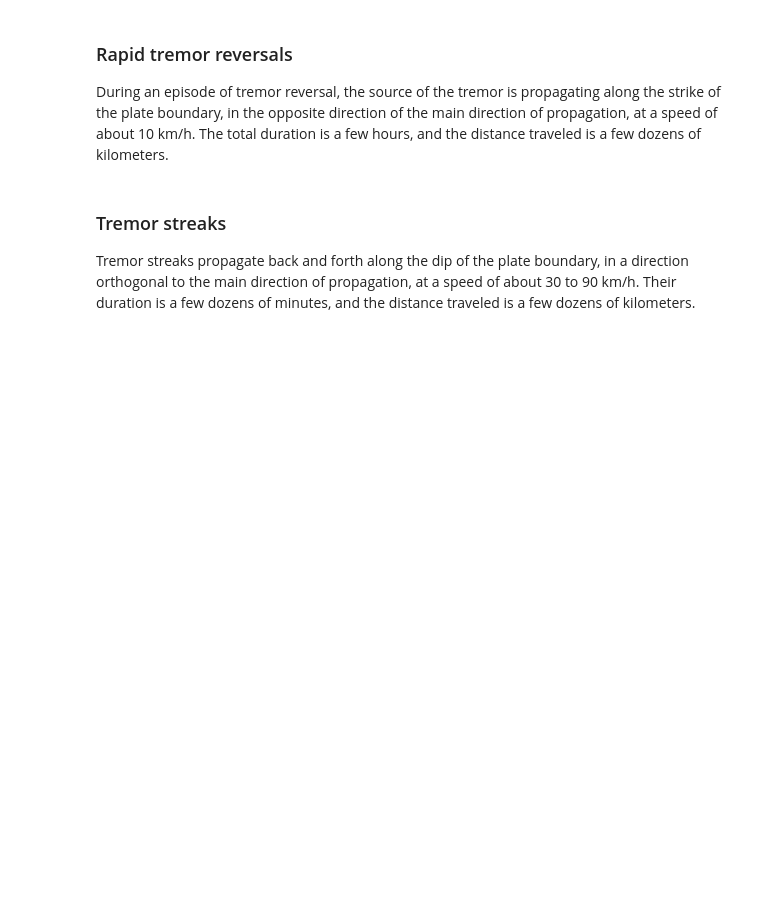
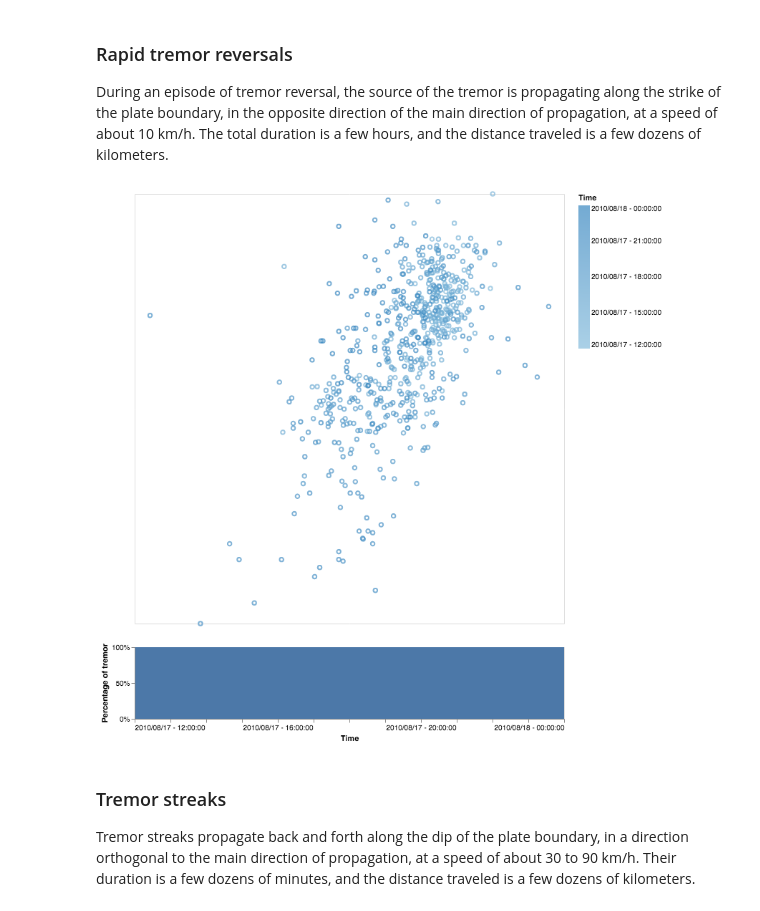
Before and after one commit to ArianeDucellier/visualization, a Jupyter notebook: visualization.ipynb, the cells around one changed output. Cells and saved outputs as stored; diff of their text form; code cells hidden in the pictures; blank space fills up the shorter version.

```diff
--- a/visualization.ipynb
+++ b/visualization.ipynb
@@ -16,6 +28,17 @@ The source of the tremor is propagating from south to north, or from north to so
 ### Rapid tremor reversals
 
 During an episode of tremor reversal, the source of the tremor is propagating along the strike of the plate boundary, in the opposite direction of the main direction of propagation, at a speed of about 10 km/h. The total duration is a few hours, and the distance traveled is a few dozens of kilometers.
+# %%
+import altair
+import pandas as pd
+from datetime import datetime
+from visu_altair.visu_altair import visualize_tremor
+tremors = pd.read_pickle('data/tremor.pkl')[0]
+myChart = visualize_tremor(tremors, 1, 1.0, datetime(2010, 8, 17, 12, 0, 0), datetime(2010, 8, 18, 0, 0, 0), \
+    latmin=None, latmax=None, lonmin=None, lonmax=None)
+myChart
+# %% [output]
+[figure, added]
 # %% [markdown]
 ### Tremor streaks
 
```
Also changed, not shown: parts of 2 cells of this notebook, 4 other files.
